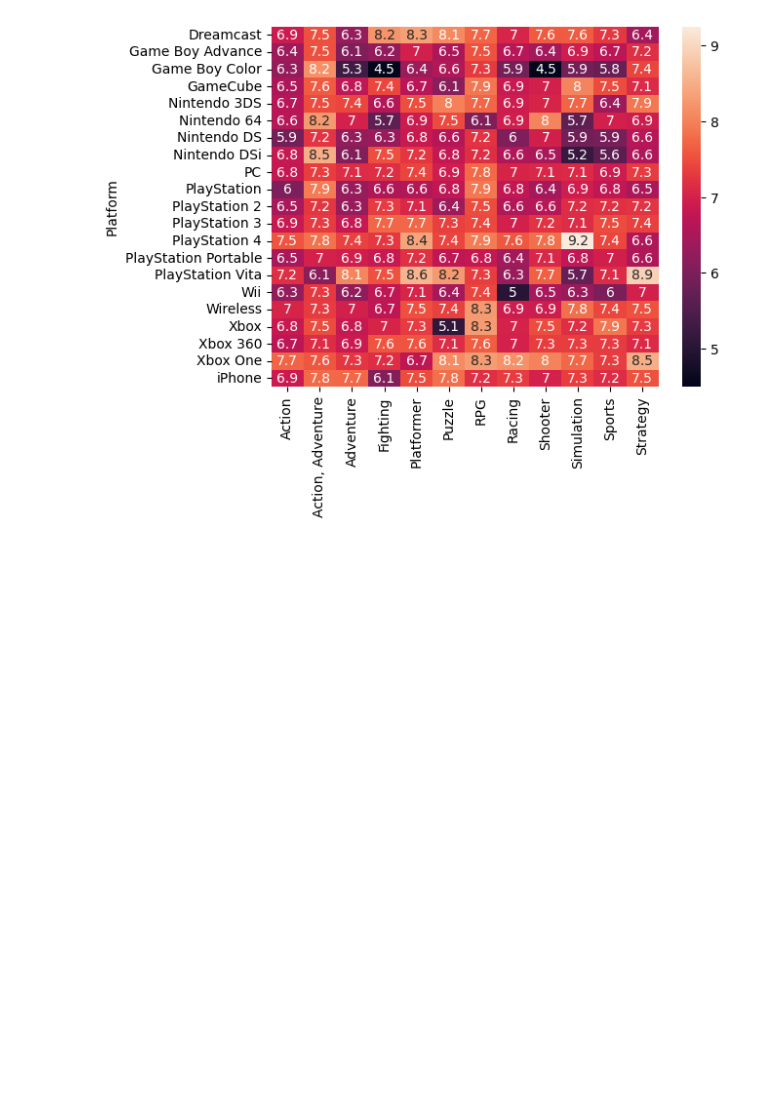
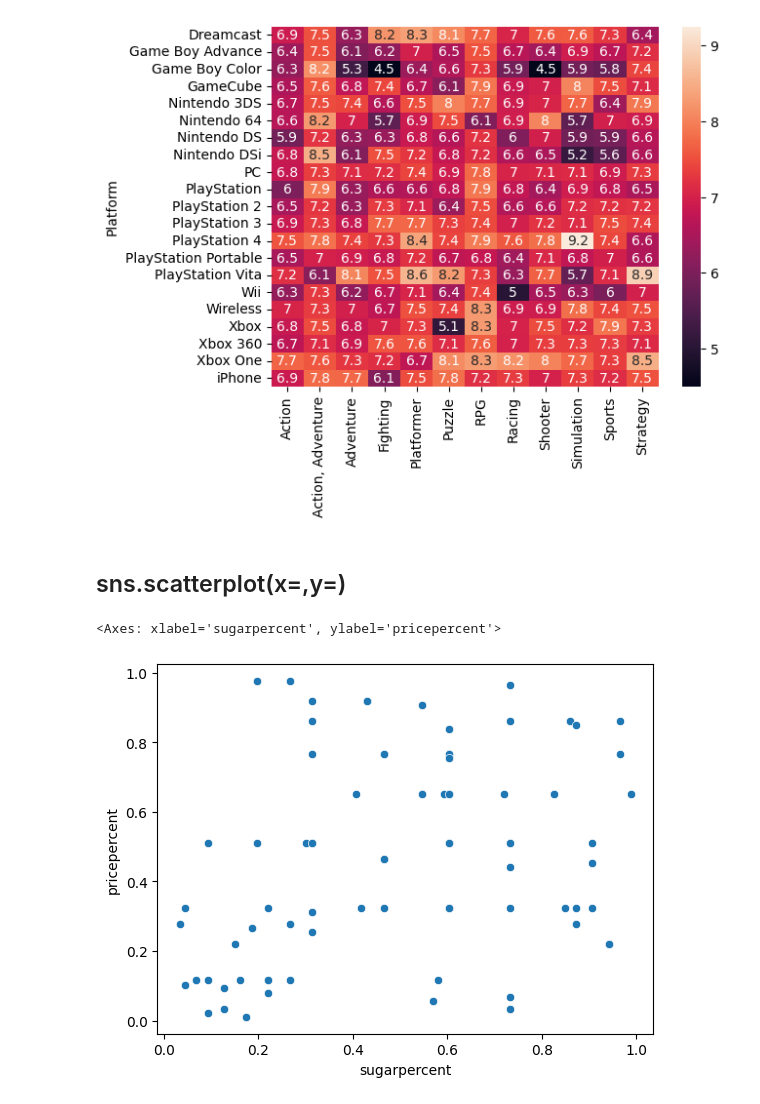
Before and after one commit to ivanchantf/python_learning_data_science, a Jupyter notebook: vis.ipynb, the cells around one changed output. Cells and saved outputs as stored; diff of their text form; code cells hidden in the pictures; blank space fills up the shorter version.

Commit message:
chore: added scatter plot

```diff
--- a/vis.ipynb
+++ b/vis.ipynb
@@ -70,3 +70,12 @@ sns.heatmap(data=ign_data,annot=True)
 # %% [output]
 <Axes: ylabel='Platform'>
 [figure]
+# %% [markdown]
+## sns.scatterplot(x=,y=)
+# %%
+candy = pd.read_csv('candy.csv')
+# %%
+sns.scatterplot(x=candy['sugarpercent'],y=candy['pricepercent'])
+# %% [output]
+<Axes: xlabel='sugarpercent', ylabel='pricepercent'>
+[figure, added]
```
Also changed, not shown: parts of 8 cells of this notebook, 1 other file.
